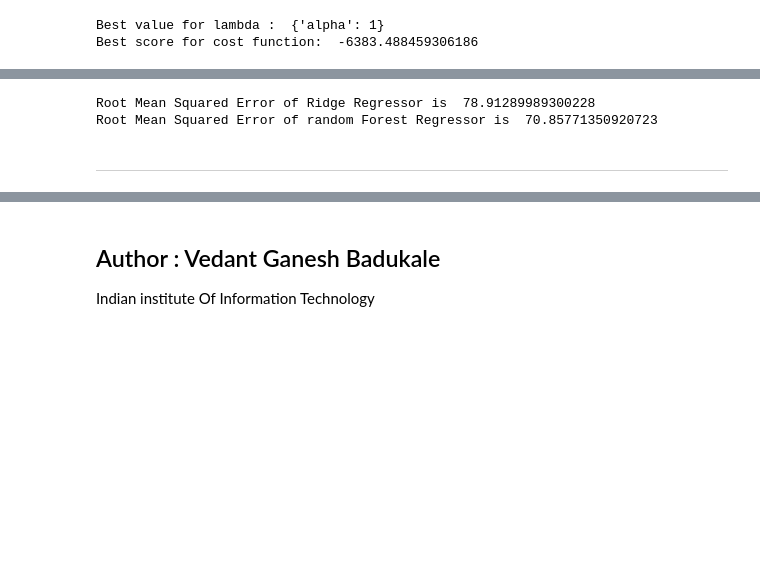
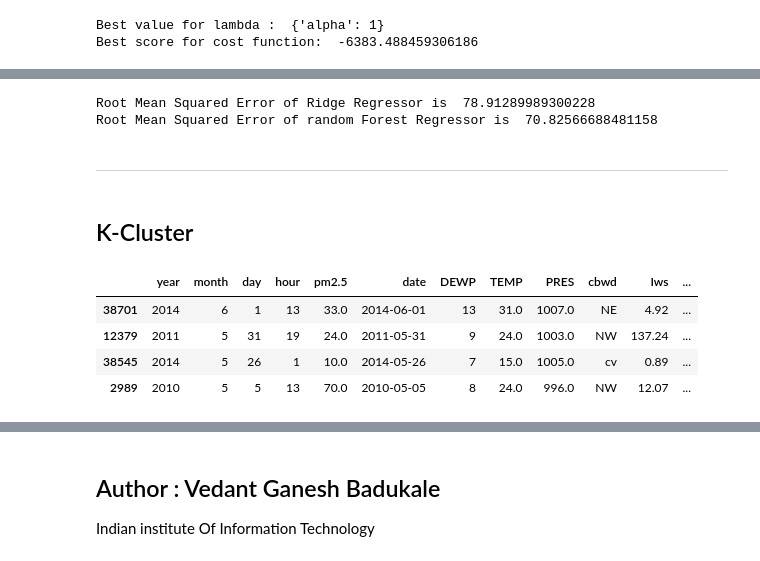
Before and after one commit to Vedant988/Vedant_INBT010521_June2024, a Jupyter notebook: task2_PRSA_data_2010.1.1-2014.12.31.ipynb, the cells around one changed output, grey strips where cells are left out. Drawn from its saved outputs; the diff is of its cells as text; code cells hidden in the pictures; blank space fills up the shorter version.

```diff
--- a/task2_PRSA_data_2010.1.1-2014.12.31.ipynb
+++ b/task2_PRSA_data_2010.1.1-2014.12.31.ipynb
@@ -451,8 +446,20 @@ y_pred2 = best_rf.predict(X_test)
 # %%
-print('Root Mean Squared Error of Ridge Regressor is ',mean_squared_error(y_pred1,y_test,squared=False))
-print('Root Mean Squared Error of random Forest Regressor is ',mean_squared_error(y_pred2,y_test,squared=False))
+import math
+print('Root Mean Squared Error of Ridge Regressor is ',math.sqrt(sq_pred1))
+print('Root Mean Squared Error of random Forest Regressor is ',math.sqrt(sq_pred2))
 # %% [output]
 Root Mean Squared Error of Ridge Regressor is  78.91289989300228
-Root Mean Squared Error of random Forest Regressor is  70.85771350920723
+Root Mean Squared Error of random Forest Regressor is  70.82566688481158
 # %% [markdown]
 ---
+# %% [markdown]
+## K-Cluster
+# %%
+from sklearn.cluster import KMeans
+df1.sample(4)
+# %% [output]
+|  | year | month | day | hour | pm2.5 | date | DEWP | TEMP | PRES | cbwd | Iws | ... |
+| 38701 | 2014 | 6 | 1 | 13 | 33.0 | 2014-06-01 | 13 | 31.0 | 1007.0 | NE | 4.92 | ... |
+| 12379 | 2011 | 5 | 31 | 19 | 24.0 | 2011-05-31 | 9 | 24.0 | 1003.0 | NW | 137.24 | ... |
+| 38545 | 2014 | 5 | 26 | 1 | 10.0 | 2014-05-26 | 7 | 15.0 | 1005.0 | cv | 0.89 | ... |
+| 2989 | 2010 | 5 | 5 | 13 | 70.0 | 2010-05-05 | 8 | 24.0 | 996.0 | NW | 12.07 | ... |
```
Also changed, not shown: parts of 9 cells of this notebook.
